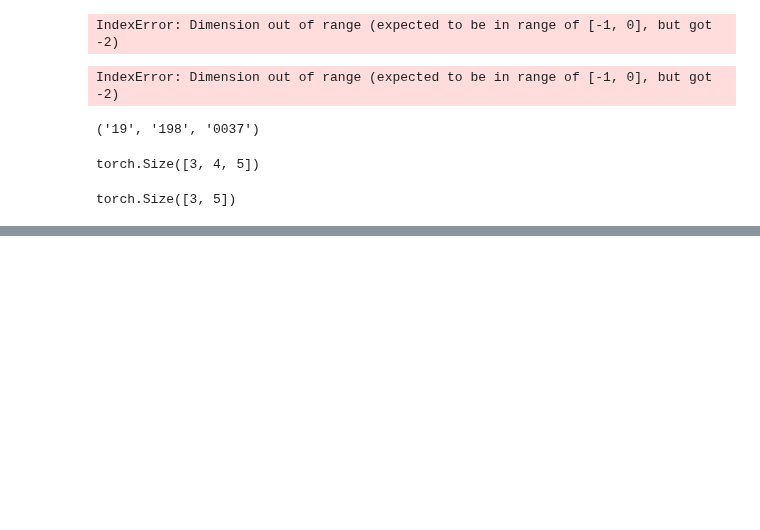
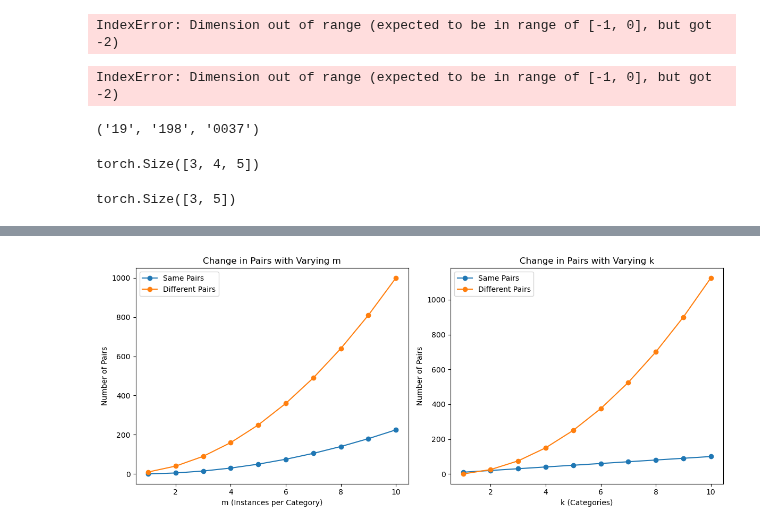
Before and after one commit to Frankalexej/lffl, a Jupyter notebook: trial.ipynb, the cells around one changed output, grey strips where cells are left out. Drawn from its saved outputs; the diff is of its cells as text; code cells hidden in the pictures; blank space fills up the shorter version.

```diff
--- a/trial.ipynb
+++ b/trial.ipynb
@@ -236,0 +312,44 @@ torch.Size([3, 5])
+# %%
+import matplotlib.pyplot as plt
+
+# Function to calculate the number of same and different pairs
+def calculate_pairs(k, m):
+    same_pairs = k * (m * (m - 1)) // 2
+    different_pairs = (k * (k - 1) * (m**2)) // 2
+    return same_pairs, different_pairs
+
+# Range of values for m and k
+m_values = list(range(1, 11))  # Vary m from 1 to 10
+k_values = list(range(1, 11))  # Vary k from 1 to 10
+
+# Calculate the number of same and different pairs for varying m
+same_pairs_m = [calculate_pairs(5, m)[0] for m in m_values]
+different_pairs_m = [calculate_pairs(5, m)[1] for m in m_values]
+
+# Calculate the number of same and different pairs for varying k
+same_pairs_k = [calculate_pairs(k, 5)[0] for k in k_values]
+different_pairs_k = [calculate_pairs(k, 5)[1] for k in k_values]
+
+# Create line graphs
+plt.figure(figsize=(12, 5))
+
+plt.subplot(1, 2, 1)
+plt.plot(m_values, same_pairs_m, label='Same Pairs', marker='o')
+plt.plot(m_values, different_pairs_m, label='Different Pairs', marker='o')
+plt.xlabel('m (Instances per Category)')
+plt.ylabel('Number of Pairs')
+plt.title('Change in Pairs with Varying m')
+plt.legend()
+
+plt.subplot(1, 2, 2)
+plt.plot(k_values, same_pairs_k, label='Same Pairs', marker='o')
+plt.plot(k_values, different_pairs_k, label='Different Pairs', marker='o')
+plt.xlabel('k (Categories)')
+plt.ylabel('Number of Pairs')
+plt.title('Change in Pairs with Varying k')
+plt.legend()
+
+plt.tight_layout()
+plt.show()
+# %% [output]
+[figure, added]
```
Also changed, not shown: parts of 2 cells of this notebook, 7 other files.
